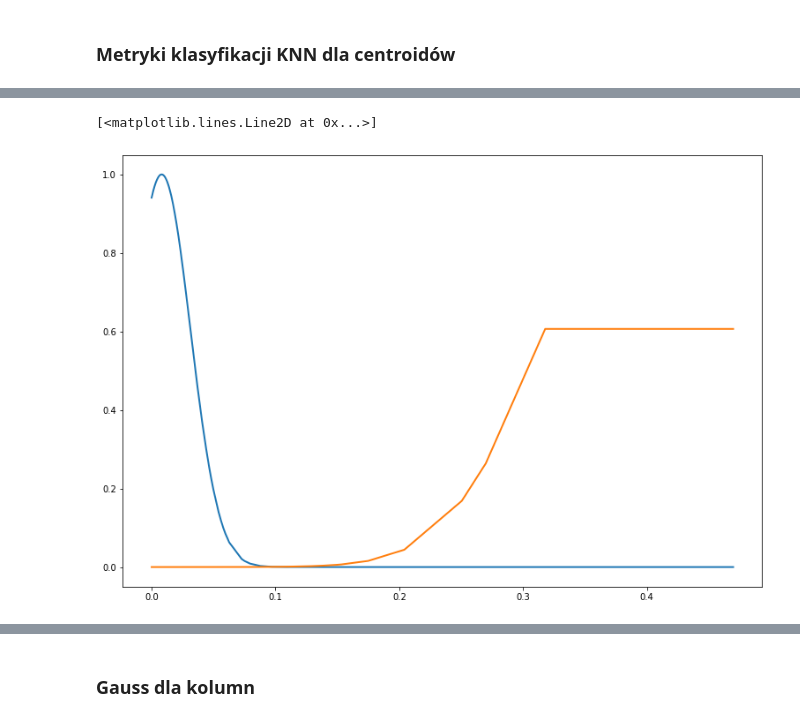
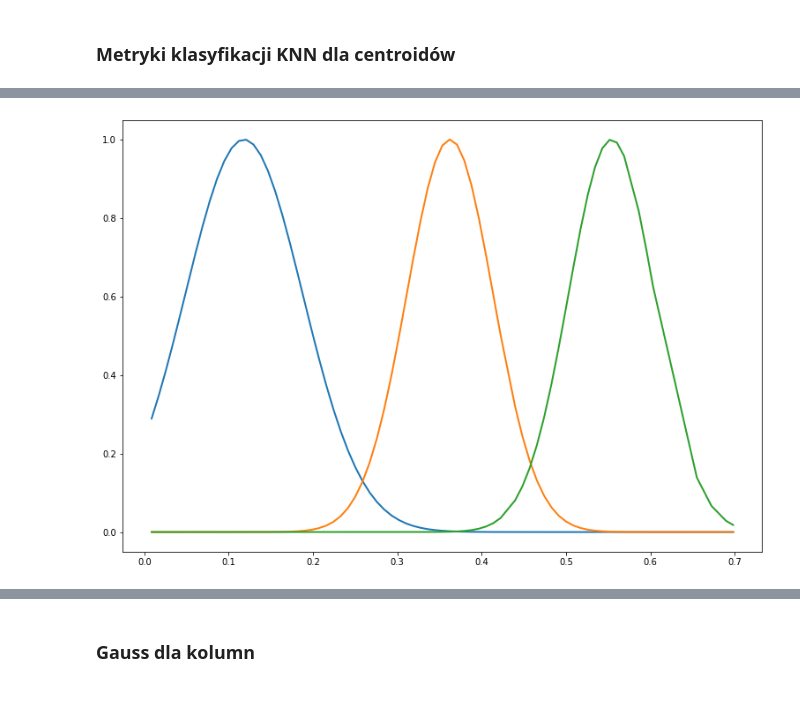
Before and after one commit to emesiarze/startup-data-analysis, a Jupyter notebook: kickstarter-analysis.ipynb, the cells around one changed output, grey strips where cells are left out. Drawn from its saved outputs; the diff is of its cells as text; code cells hidden in the pictures.

```diff
--- a/kickstarter-analysis.ipynb
+++ b/kickstarter-analysis.ipynb
@@ -69,7 +84,7 @@ Aby dane mogły zostać poprawnie przetworzone w dalszych krokach przy użyciu m
 # %%
 def get_all_values_from_column(df, col_name):
     values = []
-    for i in range(0, len(df[col_name])):
+    for i in df[col_name].index:
         category = df[col_name][i]
         if category not in values:
             values.append(category)
@@ -99,7 +114,7 @@ currencies = get_all_values_from_column(df, 'currency')
 
 categories_dict = create_label_number_dict(categories)
 countries_dict = create_label_number_dict(countries)
-states_dict = create_label_number_dict(states)
+states_dict = { 'failed': 0, 'successful': 1 }
 currencies_dict = create_label_number_dict(currencies)
 
 df = map_text_to_number(df, 'main_category', categories_dict)
@@ -130,3 +140,0 @@ Kolumna przedstawia stosunek zebranej kwoty do postawionego celu w postaci proce
-# %%
-df['pledged_ratio'] = df['pledged'].astype(float) / df['goal'].astype(float) * 100
-df.head()
@@ -142,7 +143,7 @@ df.head()
 
 Na tym etapie zakresy danych są bardzo zróżnicowane. Aby ułatwić analizę, dane należy znormalizować, tzn sprowadzić je do wspólnego, w miarę zbliżonego zakresu
 # %%
-columns_to_normalize = ['main_category','currency', 'country', 'deadline', 'goal', 'launched', 'pledged', 'state', 'backers', 'pledged_ratio']
+columns_to_normalize = ['main_category','currency', 'country', 'deadline', 'goal', 'launched', 'pledged', 'state', 'backers']
 df[columns_to_normalize] = df[columns_to_normalize].apply(lambda x: (x - x.min()) / (x.max() - x.min()))
 df.head()
 # %% [output]
@@ -582,12 +588,12 @@ df_train['pledged'].hist()
 # %%
-max_range = sorted(df_train.query('0.0 < pledged < 1.0')['pledged'])
-max_1 = sorted(df_train.query('0.0 <= pledged < 0.3')['pledged'])
-max_2 = sorted(df_train.query('0.3 <= pledged < 0.7')['pledged'])
-max_3 = sorted(df_train.query('0.7 <= pledged < 1.0')['pledged'])
+max_range = sorted(df_train.query('0.0 < backers < .7')['backers'])
+max_1 = sorted(df_train.query('0.0 <= backers < 0.3')['backers'])
+max_2 = sorted(df_train.query('0.3 <= backers < 0.5')['backers'])
+max_3 = sorted(df_train.query('0.5 <= backers < 0.7')['backers'])
 
 plt.plot(max_range, gauss(max_range, np.mean(max_1), np.std(max_1)), linewidth=2)
 plt.plot(max_range, gauss(max_range, np.mean(max_2), np.std(max_2)), linewidth=2)
 plt.plot(max_range, gauss(max_range, np.mean(max_3), np.std(max_3)), linewidth=2)
+plt.show()
 # %% [output]
-[<matplotlib.lines.Line2D at 0x...>]
-[figure, old version]
+[figure, new version]
```
Also changed, not shown: parts of 25 cells of this notebook.
